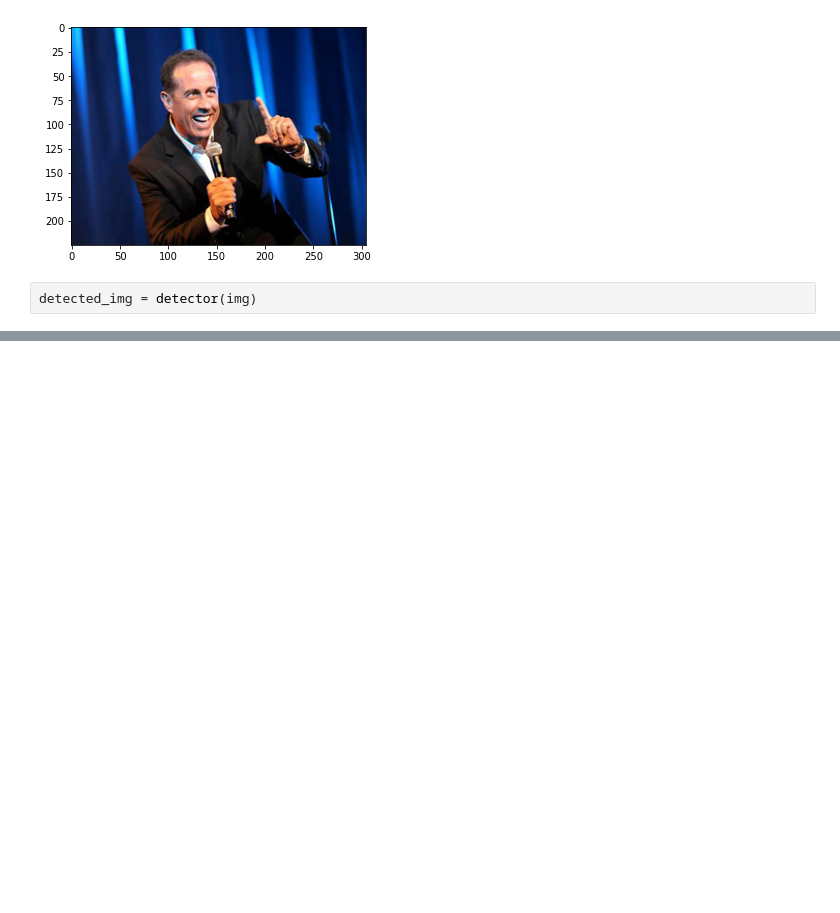
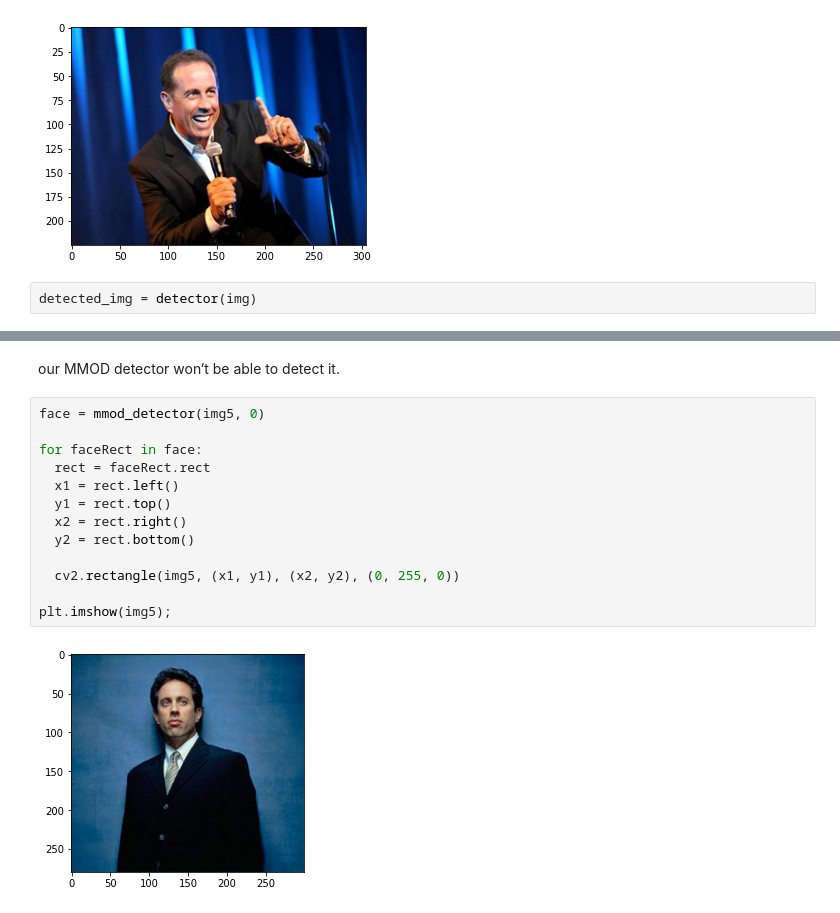
Before and after one commit to Coyote-Schmoyote/face-detection-dlib, a Jupyter notebook: face_detection_project.ipynb, the cells around one changed output, grey strips where cells are left out. Drawn from its saved outputs; the diff is of its cells as text; blank space fills up the shorter version.

```diff
--- a/face_detection_project.ipynb
+++ b/face_detection_project.ipynb
@@ -203,0 +274,17 @@ for bbox in detected_img:
+# %% [markdown]
+our MMOD detector won‘t be able to detect it.
+# %%
+face = mmod_detector(img5, 0)
+
+for faceRect in face:
+  rect = faceRect.rect
+  x1 = rect.left()
+  y1 = rect.top()
+  x2 = rect.right()
+  y2 = rect.bottom()
+
+  cv2.rectangle(img5, (x1, y1), (x2, y2), (0, 255, 0))
+
+plt.imshow(img5);
+# %% [output]
+[figure, added]
```
Also changed, not shown: parts of 12 cells of this notebook.
